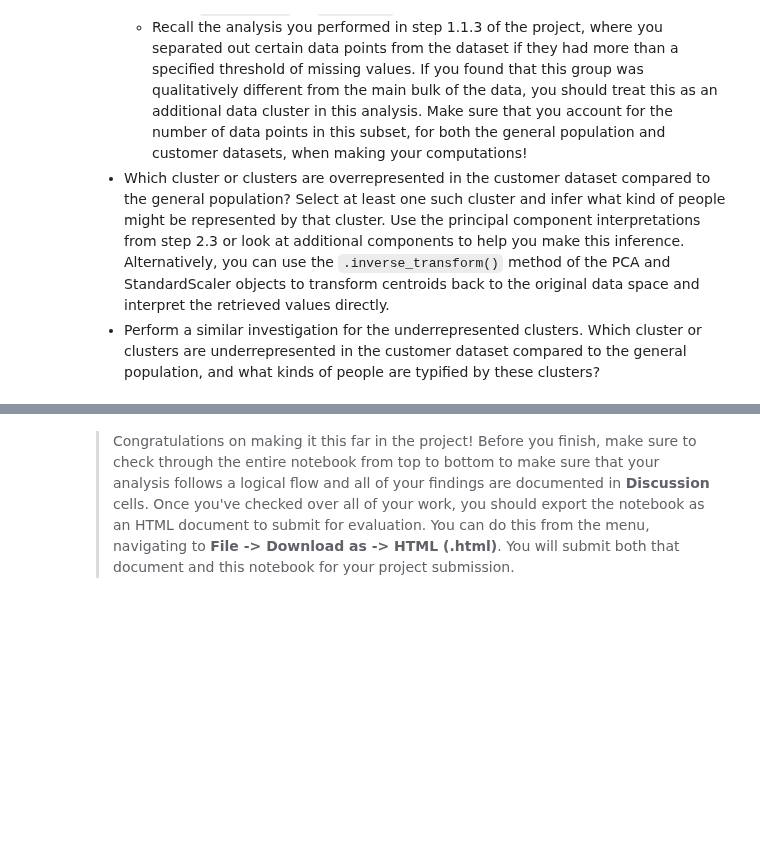
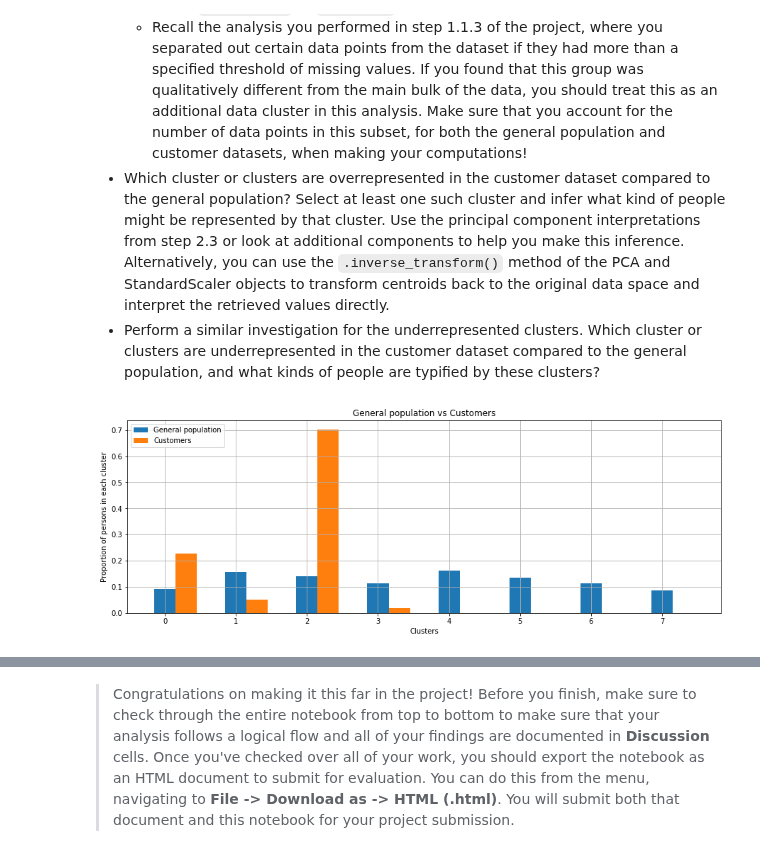
Before and after one commit to maxbogus/IdentifyCustomerSegmentsML, a Jupyter notebook: Identify_Customer_Segments.ipynb, the cells around one changed output, grey strips where cells are left out. Cells and saved outputs as stored; diff of their text form; code cells hidden in the pictures; blank space fills up the shorter version.

```diff
--- a/Identify_Customer_Segments.ipynb
+++ b/Identify_Customer_Segments.ipynb
@@ -854,11 +963,9 @@ customers = pd.read_csv('Udacity_CUSTOMERS_Subset.csv', delimiter=";")
 from sklearn.preprocessing import StandardScaler
 from sklearn.preprocessing import Imputer
 
-imr = Imputer(missing_values='NaN', strategy='median', axis=0)
-customers = clean_data(customers)
-less_than_42_imr = imr.fit_transform(customers)
-df_ss_general = StandardScaler().fit_transform(less_than_42_imr)
-pca_general = PCA(n_components=25)
-X_pca_general = pca_general.fit_transform(df_ss_general)
-kmeanModel_general = KMeans(n_clusters=4)
-kmeanModel_general.fit(df_ss)
+feat_w_nan = final_customers.columns[final_customers.isna().any()].tolist()
+for feature in feat_w_nan:
+    final_customers[feature] = imr.transform(final_customers[[feature]])
+# Apply feature scaling to the general population demographics data
+final_customers[final_customers.columns] = scaler.transform(final_customers)
+final_customers.head()
@@ -865,3 +980,6 @@ kmeanModel_general.fit(df_ss)
+# %%
+customers_pca = pca.transform(final_customers)
+predictions_customers = model.predict(customers_pca)
 # %% [markdown]
 ### Step 3.3: Compare Customer Data to Demographics Data
 
@@ -878,6 +996,9 @@ Take a look at the following points in this step:
 # %%
 # Compare the proportion of data in each cluster for the customer data to the
 # proportion of data in each cluster for the general population.
-general = pca_general.inverse_transform(X_pca_general)
-customer = pca.inverse_transform(X_pca_cust)
-plt.plot(general[:,0], general[:,1], 'r*')
+azdias_clusters = []
+customers_clusters = []
+
+for i in range(0, 8):
+    azdias_clusters.append((predictions == i).sum()/len(predictions))
+    customers_clusters.append((predictions_customers == i).sum()/len(predictions_customers))
@@ -885,0 +1005,20 @@ plt.plot(customer[:,0], customer[:,1], 'r*')
+# %%
+pos = list(range(0, 8))
+width = 0.3
+
+fig, ax = plt.subplots(figsize=(15,5))
+
+plt.bar(pos, azdias_clusters, width)
+plt.bar([p + width for p in pos], customers_clusters, width)
+
+ax.set_ylabel('Proportion of persons in each cluster')
+ax.set_xlabel('Clusters')
+
+ax.set_title('General population vs Customers')
+
+# Adding the legend and showing the plot
+plt.legend(['General population', 'Customers'], loc='upper left')
+plt.grid()
+plt.show()
+# %% [output]
+[figure, added]
```
Also changed, not shown: parts of 33 cells of this notebook, 1 other file.
